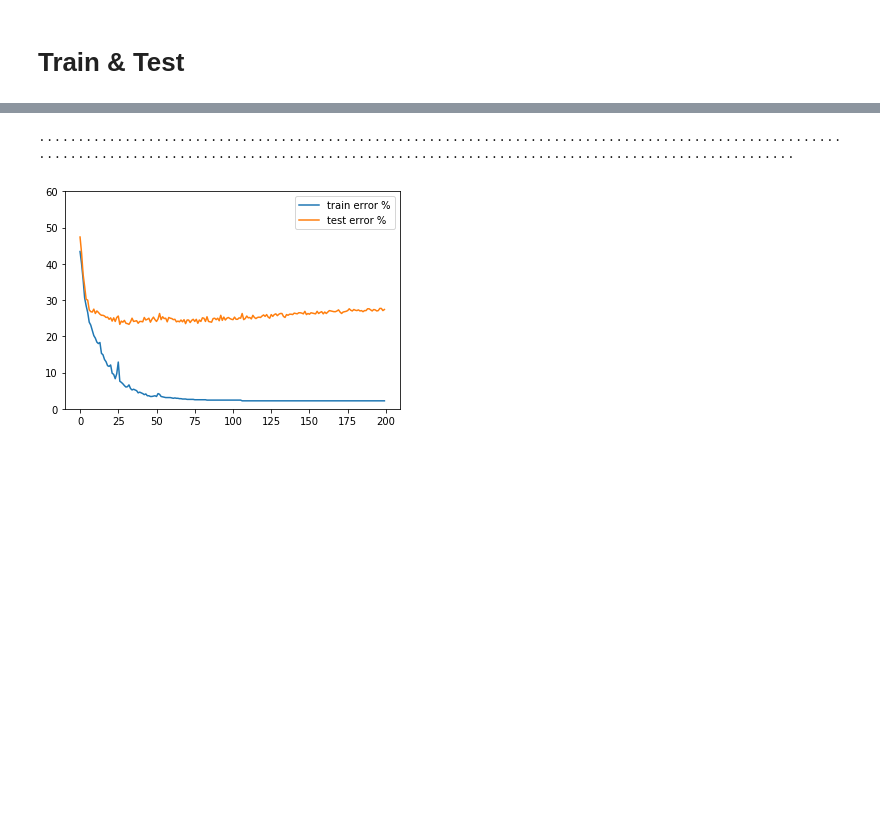
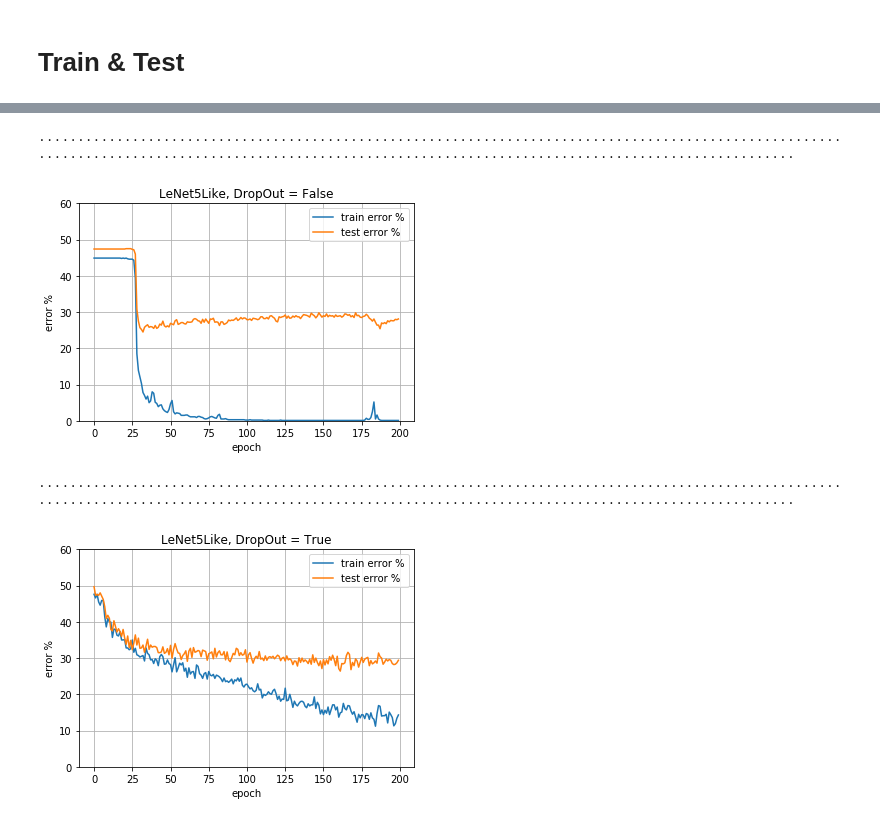
Before and after one commit to Didi-26/DeepLearningProjects, a Jupyter notebook: Proj1/Hugo/train.ipynb, the cells around one changed output, grey strips where cells are left out. Saved outputs shown, nothing was run; the diff lists cells and outputs as text; code cells hidden in the pictures; blank space fills up the shorter version.

Commit message:
Fixes + Data aug. invert pairs + VGG + Dropout

```diff
--- a/Proj1/Hugo/train.ipynb
+++ b/Proj1/Hugo/train.ipynb
@@ -52,7 +59,7 @@ train_input, train_target, _ , test_input, test_target, _ = prologue.generate_pa
 train_target = hot_encode(train_target)
 test_target = hot_encode(test_target)
 # Create dataset (for random mini batch sampling)
-pairsDataset = PairsDataset(train_input, train_target)
+pairsDataset = PairsDataset(train_input, train_target, augment_data=True)
 # %% [markdown]
 # Models
 # %%
@@ -135,8 +217,8 @@ def train(model, train_input, train_target, test_input, test_target) :
     optimizer = torch.optim.Adam(model.parameters(), lr=lr)
 
     pairsDataset = PairsDataset(train_input, train_target)
-    dataloader = DataLoader(pairsDataset, batch_size=batch_size, shuffle=True,
-                            num_workers=1)
+    dataloader = DataLoader(pairsDataset, batch_size=batch_size, shuffle=False,
+                            num_workers=0)
 
     criterion = nn.MSELoss()
 
@@ -168,9 +250,21 @@ def train(model, train_input, train_target, test_input, test_target) :
 
     return train_errors, test_errors
 # %%
-def plot_errors(train_errors, test_errors):
+def plot_errors(train_errors, test_errors, title):
+    plt.title(title)
+    plt.xlabel('epoch')
+    plt.ylabel('error %')
     plt.plot(train_errors, label='train error %')
     plt.plot(test_errors, label='test error %')
     plt.ylim(0, 60)
     plt.legend()
+    plt.grid()
     plt.show()
+# %%
+# MLP Models
+for L in [8, 16, 32] :
+    for h in [16, 32] :
+        model = MLP(L, h)
+        train_errors, test_errors = train(model, train_input, train_target, test_input, test_target)
+        plot_errors(train_errors, test_errors, 'MLP, {} hidden layers, {} neurons per layer'.format(L,h))
+        del model
@@ -177,8 +284,13 @@ def plot_errors(train_errors, test_errors):
 # %%
-model = LeNet5()
-train_errors, test_errors = train(model, train_input, train_target, test_input, test_target)
-plot_errors(train_errors, test_errors)
+# LeNet5 Model
+for dropout in [False, True] :
+    model = LeNet5Like(dropout=dropout)
+    train_errors, test_errors = train(model, train_input, train_target, test_input, test_target)
+    plot_errors(train_errors, test_errors, 'LeNet5Like, DropOut = {}'.format(dropout))
+    del model
 # %% [output]
 ........................................................................................................................................................................................................
-[figure, old version]
+[figure, new version]
+........................................................................................................................................................................................................
+[figure, added]
 # %%
```
Also changed, not shown: parts of 8 cells of this notebook.
